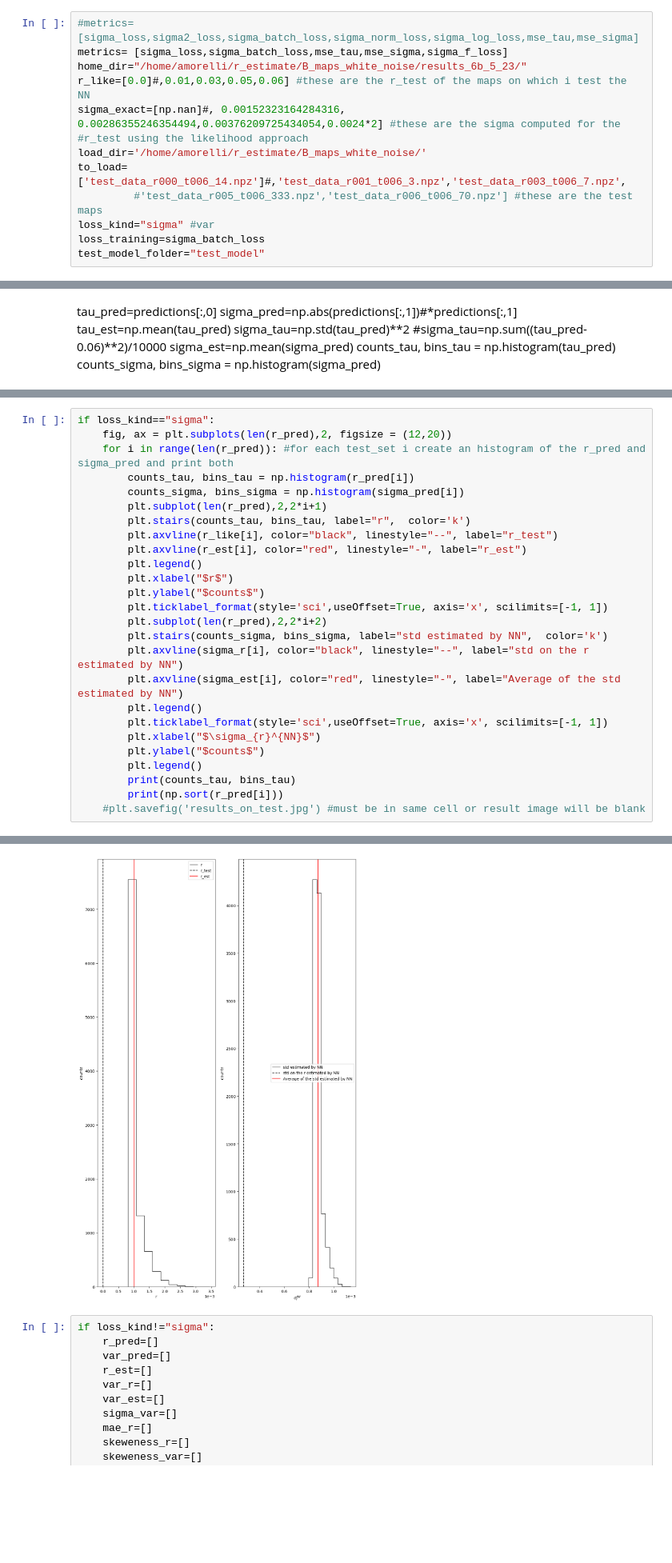
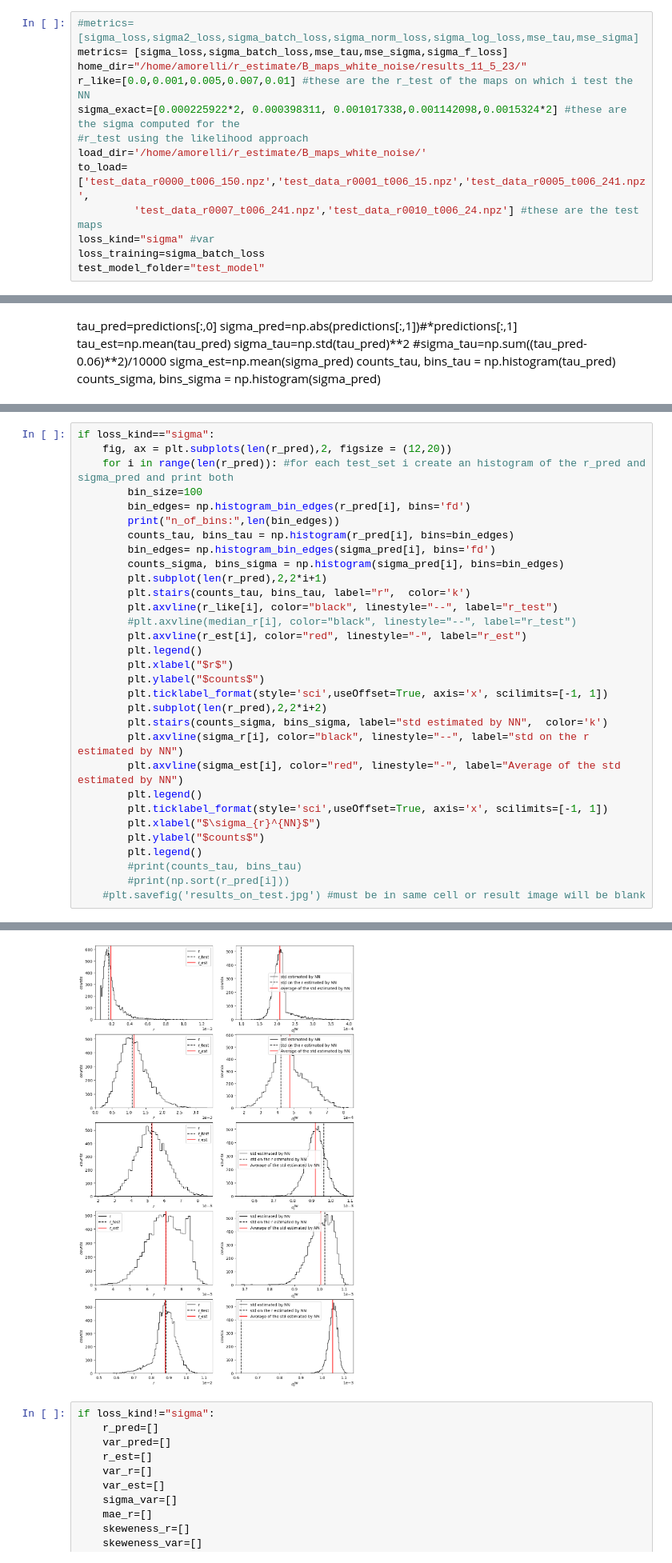
Before and after one commit to gitMorelli/estimating_r, a Jupyter notebook: new_estimate_on_test.ipynb, the cells around one changed output, grey strips where cells are left out. Shown at 80% size. Drawn from its saved outputs; the diff is of its cells as text; blank space fills up the shorter version.

Commit message:
change to the analysis code, i use a theoretical formula to choose the size of the bins

```diff
--- a/new_estimate_on_test.ipynb
+++ b/new_estimate_on_test.ipynb
@@ -21,13 +21,13 @@ To enable them in other operations, rebuild TensorFlow with the appropriate comp
 # %%
 #metrics= [sigma_loss,sigma2_loss,sigma_batch_loss,sigma_norm_loss,sigma_log_loss,mse_tau,mse_sigma]
 metrics= [sigma_loss,sigma_batch_loss,mse_tau,mse_sigma,sigma_f_loss]
-home_dir="/home/amorelli/r_estimate/B_maps_white_noise/results_6b_5_23/"
-r_like=[0.0]#,0.01,0.03,0.05,0.06] #these are the r_test of the maps on which i test the NN
-sigma_exact=[np.nan]#, 0.00152323164284316, 0.00286355246354494,0.00376209725434054,0.0024*2] #these are the sigma computed for the
+home_dir="/home/amorelli/r_estimate/B_maps_white_noise/results_11_5_23/"
+r_like=[0.0,0.001,0.005,0.007,0.01] #these are the r_test of the maps on which i test the NN
+sigma_exact=[0.000225922*2, 0.000398311, 0.001017338,0.001142098,0.0015324*2] #these are the sigma computed for the
 #r_test using the likelihood approach
 load_dir='/home/amorelli/r_estimate/B_maps_white_noise/'
-to_load=['test_data_r000_t006_14.npz']#,'test_data_r001_t006_3.npz','test_data_r003_t006_7.npz',
-         #'test_data_r005_t006_333.npz','test_data_r006_t006_70.npz'] #these are the test maps
+to_load=['test_data_r0000_t006_150.npz','test_data_r0001_t006_15.npz','test_data_r0005_t006_241.npz',
+         'test_data_r0007_t006_241.npz','test_data_r0010_t006_24.npz'] #these are the test maps
 loss_kind="sigma" #var
 loss_training=sigma_batch_loss
 test_model_folder="test_model"
@@ -189,11 +211,16 @@ sigma_r_est: 0.0008737547   This is the average of the $\sigma_{i}$ estimated by
 if loss_kind=="sigma":
     fig, ax = plt.subplots(len(r_pred),2, figsize = (12,20))
     for i in range(len(r_pred)): #for each test_set i create an histogram of the r_pred and sigma_pred and print both
-        counts_tau, bins_tau = np.histogram(r_pred[i])
-        counts_sigma, bins_sigma = np.histogram(sigma_pred[i])
+        bin_size=100
+        bin_edges= np.histogram_bin_edges(r_pred[i], bins='fd')
+        print("n_of_bins:",len(bin_edges))
+        counts_tau, bins_tau = np.histogram(r_pred[i], bins=bin_edges)
+        bin_edges= np.histogram_bin_edges(sigma_pred[i], bins='fd')
+        counts_sigma, bins_sigma = np.histogram(sigma_pred[i], bins=bin_edges)
         plt.subplot(len(r_pred),2,2*i+1)
         plt.stairs(counts_tau, bins_tau, label="r",  color='k')
         plt.axvline(r_like[i], color="black", linestyle="--", label="r_test")
+        #plt.axvline(median_r[i], color="black", linestyle="--", label="r_test")
         plt.axvline(r_est[i], color="red", linestyle="-", label="r_est")
         plt.legend()
         plt.xlabel("$r$")
@@ -208,7 +235,7 @@ if loss_kind=="sigma":
         plt.xlabel("$\sigma_{r}^{NN}$")
         plt.ylabel("$counts$")
         plt.legend()
-        print(counts_tau, bins_tau)
-        print(np.sort(r_pred[i]))
+        #print(counts_tau, bins_tau)
+        #print(np.sort(r_pred[i]))
     #plt.savefig('results_on_test.jpg') #must be in same cell or result image will be blank
 # %% [output]
@@ -218,4 +247,4 @@ if loss_kind=="sigma":
-[figure, old version]
+[figure, new version]
 # %%
 if loss_kind!="sigma":
     r_pred=[]
```
Also changed, not shown: parts of 6 cells of this notebook.
